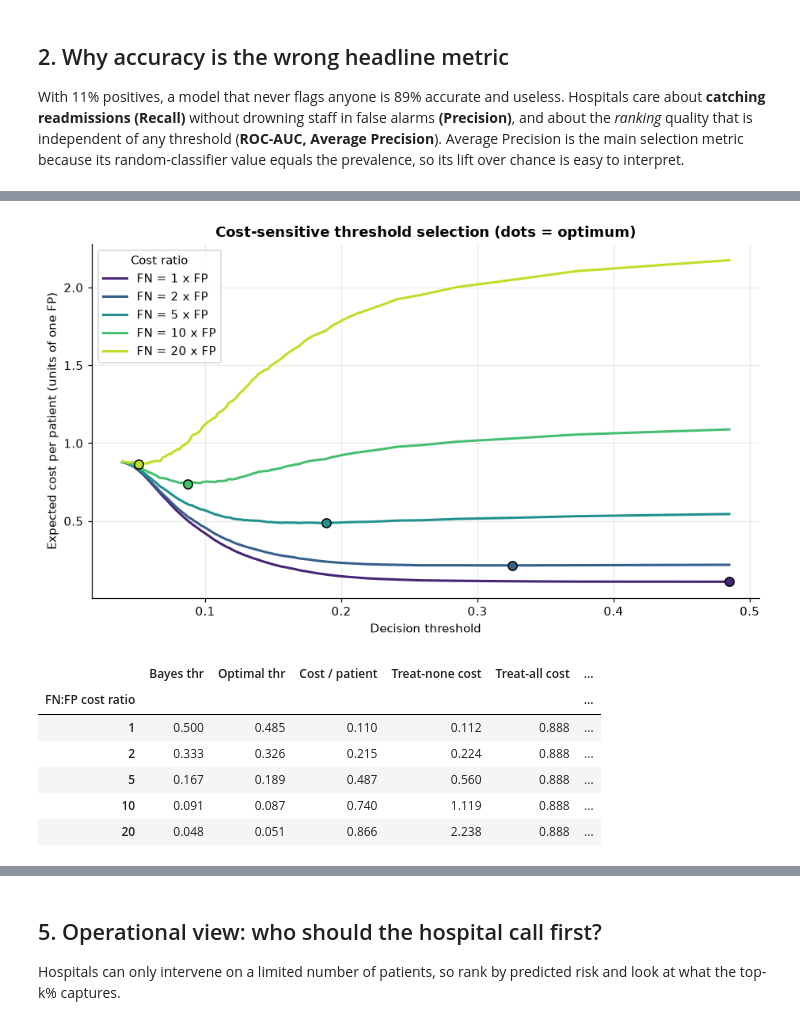
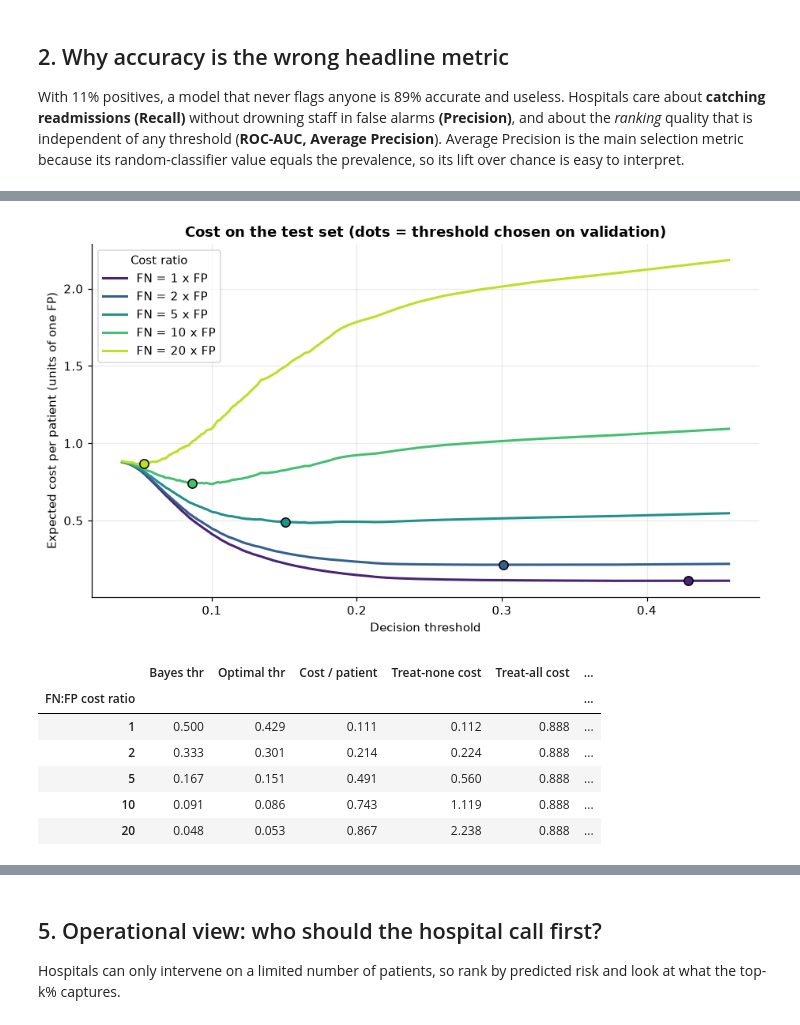
Before and after one commit to nnathuu/DS66B_group_13, a Jupyter notebook: notebooks/03_evaluation.ipynb, the cells around one changed output, grey strips where cells are left out. Cells and saved outputs as stored; diff of their text form; code cells hidden in the pictures.

```diff
--- a/notebooks/03_evaluation.ipynb
+++ b/notebooks/03_evaluation.ipynb
@@ -201,4 +358,26 @@ Bootstrap p-values cannot fall below about 2/(B+1) (= 0.001 for B = 2,000) befor
 # %%
-display(pd.read_csv(ROOT / "outputs/figures/cv_results.csv").round(4))
-display(pd.read_csv(ROOT / "outputs/figures/validation_results.csv").round(4))
+from sklearn.metrics import roc_auc_score, average_precision_score
+
+val_df = get_val_predictions()
+yv, pv = val_df["y_true"].to_numpy(), val_df["probability"].to_numpy()
+thr_chk = ev.best_f1_threshold(yv, pv)
+print(f"F1-optimal threshold re-derived on the validation split: {thr_chk:.6f} | threshold saved by the modeling notebook: {THR:.6f}")
+if abs(thr_chk - THR) > 1e-6:
+    print("WARNING: the validation scores differ from the team's run (different library version / hardware?). "
+          "Thresholds chosen below are still valid, but may not match the saved one exactly.")
+
+# Sửa đường dẫn cv_results.csv về thư mục outputs/
+cvr = pd.read_csv(ROOT / "outputs" / "cv_results.csv")
+base_ap = (cvr["Mean CV AP"] / cvr["AP / Random Baseline"]).iloc[0]
+tuned_cv = pd.DataFrame([{"Model": "Tuned CatBoost (best of 20 search draws)", "Mean CV AP": meta["best_cv_ap"], "Std CV AP": np.nan,
+                          "AP / Random Baseline": meta["best_cv_ap"] / base_ap}])
+display(pd.concat([cvr, tuned_cv], ignore_index=True).sort_values("Mean CV AP", ascending=False).reset_index(drop=True).round(4))
+
+# Sửa đường dẫn validation_results.csv về thư mục outputs/
+vr = pd.read_csv(ROOT / "outputs" / "validation_results.csv").rename(
+    columns={"Precision": "Precision@0.5", "Recall": "Recall@0.5", "F1": "F1@0.5"})
+t5 = ev.threshold_metrics(yv, pv, 0.5)
+tuned_val = pd.DataFrame([{"Model": "Tuned CatBoost (added here)", "ROC-AUC": roc_auc_score(yv, pv), "AP": average_precision_score(yv, pv),
+                           "Precision@0.5": t5["Precision"], "Recall@0.5": t5["Recall"], "F1@0.5": t5["F1"]}])
+display(pd.concat([vr, tuned_val], ignore_index=True).sort_values("AP", ascending=False).reset_index(drop=True).round(4))
 # %% [output]
@@ -252,16 +444,31 @@ display(op_tbl[cols].set_index("Operating point").round(3)); op_tbl[cols].to_csv
 # %%
 RATIOS = (1, 2, 5, 10, 20)
-curves, cs = ev.cost_analysis(y, p, RATIOS)
-ev.plot_cost_curves(curves, cs, FIG / "04_cost_curves.png"); plt.show()
+curves, oracle = ev.cost_analysis(y, p, RATIOS)        # grid search on the TEST set: kept only as an oracle reference + for the curves
+n_te, pos_te = len(y), int(y.sum())
+rows = []
+for k in RATIOS:
+    t_k = val_cost_threshold(yv, pv, k)                # threshold chosen on VALIDATION
+    m = ev.threshold_metrics(y, p, t_k)                # ... and evaluated on TEST
+    cost = (m["FP"] + k * m["FN"]) / n_te
+    none, allc = k * pos_te / n_te, (n_te - pos_te) / n_te
+    o = oracle[oracle["FN:FP cost ratio"] == k].iloc[0]
+    rows.append({"FN:FP cost ratio": k, "Bayes thr": 1 / (1 + k), "Optimal thr": t_k, "Cost / patient": cost,
+                 "Treat-none cost": none, "Treat-all cost": allc, "Saving vs best trivial %": 100 * (1 - cost / min(none, allc)),
+                 "Recall": m["Recall"], "Precision": m["Precision"], "Flagged %": m["Flagged %"],
+                 "Oracle thr (test)": o["Optimal thr"], "Oracle saving %": o["Saving vs best trivial %"]})
+cs = pd.DataFrame(rows)
+fig = ev.plot_cost_curves(curves, cs, None)
+fig.axes[0].set_title("Cost on the test set (dots = threshold chosen on validation)")
+fig.savefig(FIG / "04_cost_curves.png", dpi=200, bbox_inches="tight"); plt.show()
 display(cs.round(3).set_index("FN:FP cost ratio")); cs.to_csv(TAB / "04_cost_sensitive_optimum.csv", index=False)
 # %% [output]
-[figure, old version]
+[figure, new version]
 |  | Bayes thr | Optimal thr | Cost / patient | Treat-none cost | Treat-all cost | ... |
 | FN:FP cost ratio |  |  |  |  |  | ... |
-| 1 | 0.500 | 0.485 | 0.110 | 0.112 | 0.888 | ... |
-| 2 | 0.333 | 0.326 | 0.215 | 0.224 | 0.888 | ... |
-| 5 | 0.167 | 0.189 | 0.487 | 0.560 | 0.888 | ... |
-| 10 | 0.091 | 0.087 | 0.740 | 1.119 | 0.888 | ... |
-| 20 | 0.048 | 0.051 | 0.866 | 2.238 | 0.888 | ... |
+| 1 | 0.500 | 0.429 | 0.111 | 0.112 | 0.888 | ... |
+| 2 | 0.333 | 0.301 | 0.214 | 0.224 | 0.888 | ... |
+| 5 | 0.167 | 0.151 | 0.491 | 0.560 | 0.888 | ... |
+| 10 | 0.091 | 0.086 | 0.743 | 1.119 | 0.888 | ... |
+| 20 | 0.048 | 0.053 | 0.867 | 2.238 | 0.888 | ... |
 # %% [markdown]
 *Reading the table.* Cost is expressed in units of one false positive (an unnecessary follow-up call/visit); a false negative costs `k` units.
```
Also changed, not shown: parts of 30 cells of this notebook, 37 other files.
